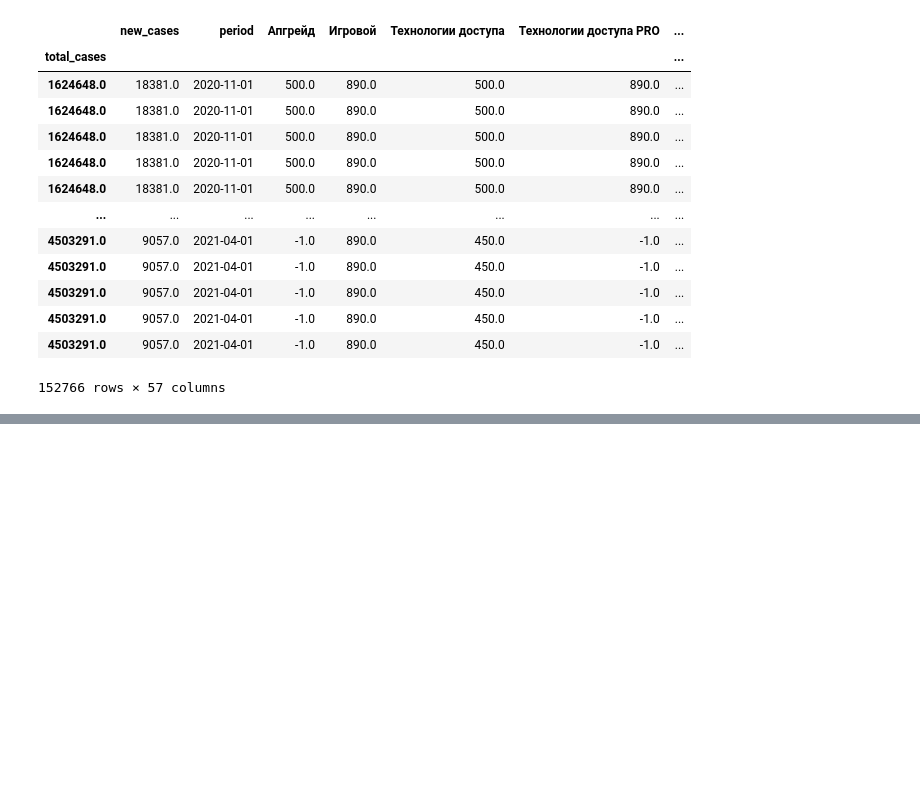
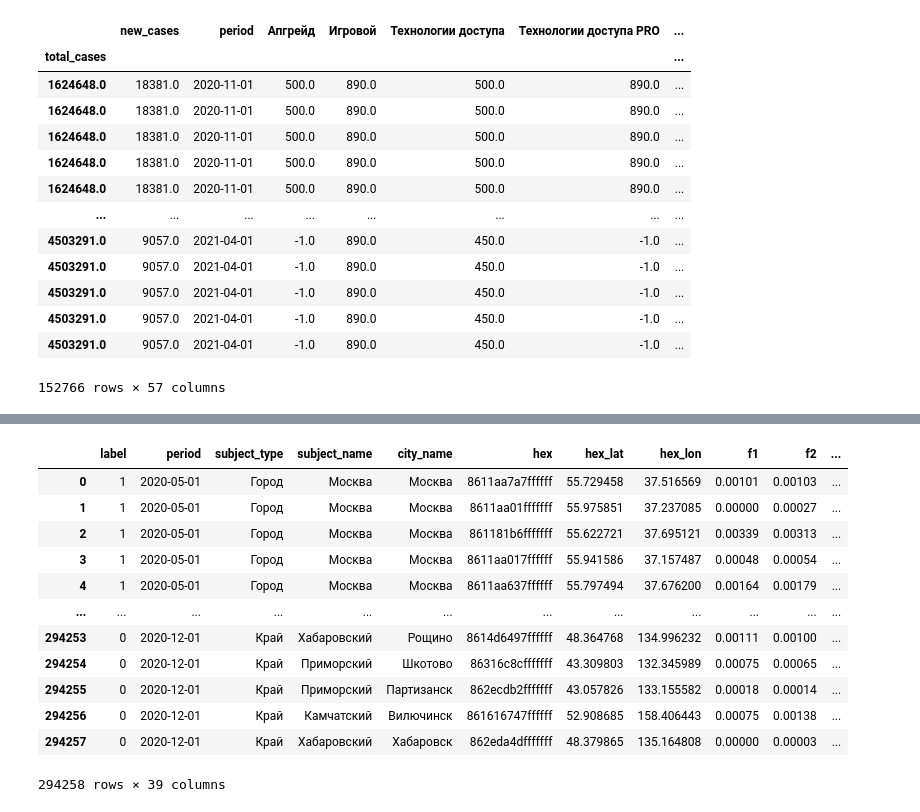
Before and after one commit to mansasha21/sftb-rostelecom, a Jupyter notebook: baseline.ipynb, the cells around one changed output, grey strips where cells are left out. Drawn from its saved outputs; the diff is of its cells as text; code cells hidden in the pictures; blank space fills up the shorter version.

```diff
--- a/baseline.ipynb
+++ b/baseline.ipynb
@@ -569,3 +569,8 @@ test_feat
 | 4503291.0 | 9057.0 | 2021-04-01 | -1.0 | 890.0 | 450.0 | -1.0 | ... |
 | 4503291.0 | 9057.0 | 2021-04-01 | -1.0 | 890.0 | 450.0 | -1.0 | ... |
 152766 rows × 57 columns
+# %%
+train_df = pd.read_csv('data/train.csv', sep=';')
+val_df = pd.read_csv('data/test.csv', sep=';')
+
+rozn = pd.read_csv('data/rozntorg.csv')
@@ -571,0 +681,16 @@ test_feat
+# %%
+train_df
+# %% [output]
+|  | label | period | subject_type | subject_name | city_name | hex | hex_lat | hex_lon | f1 | f2 | ... |
+| 0 | 1 | 2020-05-01 | Город | Москва | Москва | 8611aa7a7ffffff | 55.729458 | 37.516569 | 0.00101 | 0.00103 | ... |
+| 1 | 1 | 2020-05-01 | Город | Москва | Москва | 8611aa01fffffff | 55.975851 | 37.237085 | 0.00000 | 0.00027 | ... |
+| 2 | 1 | 2020-05-01 | Город | Москва | Москва | 861181b6fffffff | 55.622721 | 37.695121 | 0.00339 | 0.00313 | ... |
+| 3 | 1 | 2020-05-01 | Город | Москва | Москва | 8611aa017ffffff | 55.941586 | 37.157487 | 0.00048 | 0.00054 | ... |
+| 4 | 1 | 2020-05-01 | Город | Москва | Москва | 8611aa637ffffff | 55.797494 | 37.676200 | 0.00164 | 0.00179 | ... |
+| ... | ... | ... | ... | ... | ... | ... | ... | ... | ... | ... | ... |
+| 294253 | 0 | 2020-12-01 | Край | Хабаровский | Рощино | 8614d6497ffffff | 48.364768 | 134.996232 | 0.00111 | 0.00100 | ... |
+| 294254 | 0 | 2020-12-01 | Край | Приморский | Шкотово | 86316c8cfffffff | 43.309803 | 132.345989 | 0.00075 | 0.00065 | ... |
+| 294255 | 0 | 2020-12-01 | Край | Приморский | Партизанск | 862ecdb2fffffff | 43.057826 | 133.155582 | 0.00018 | 0.00014 | ... |
+| 294256 | 0 | 2020-12-01 | Край | Камчатский | Вилючинск | 861616747ffffff | 52.908685 | 158.406443 | 0.00075 | 0.00138 | ... |
+| 294257 | 0 | 2020-12-01 | Край | Хабаровский | Хабаровск | 862eda4dfffffff | 48.379865 | 135.164808 | 0.00000 | 0.00003 | ... |
+294258 rows × 39 columns
```
Also changed, not shown: parts of 8 cells of this notebook.
